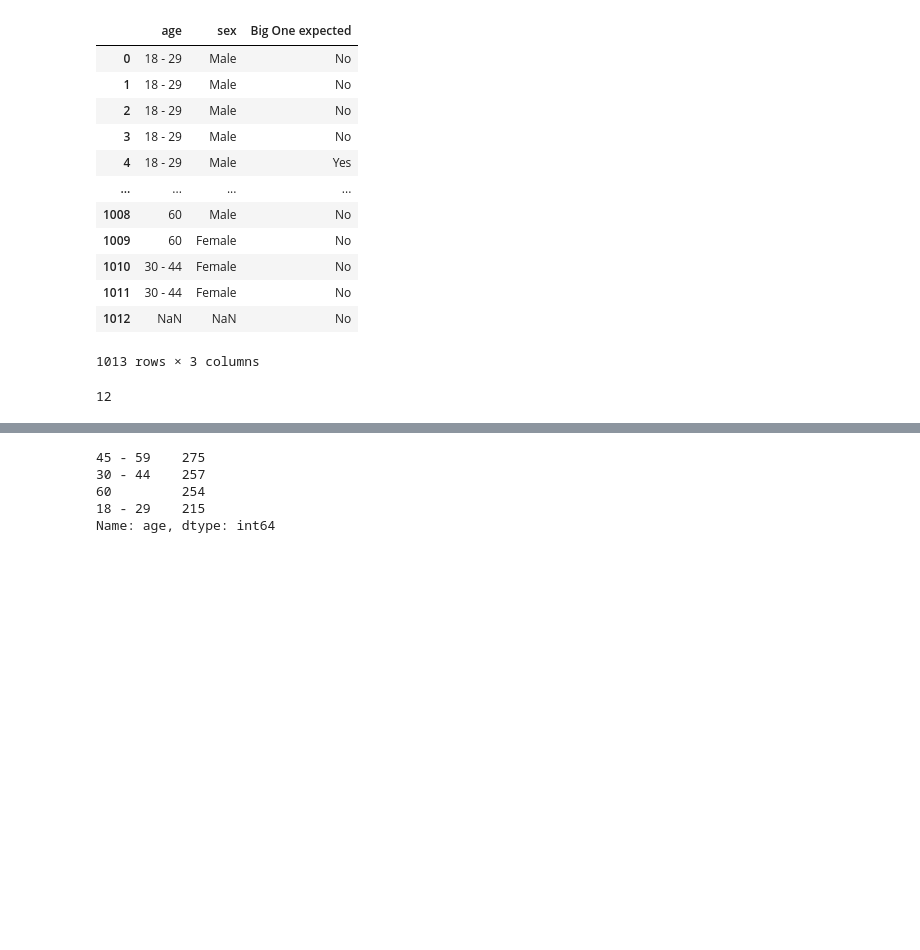
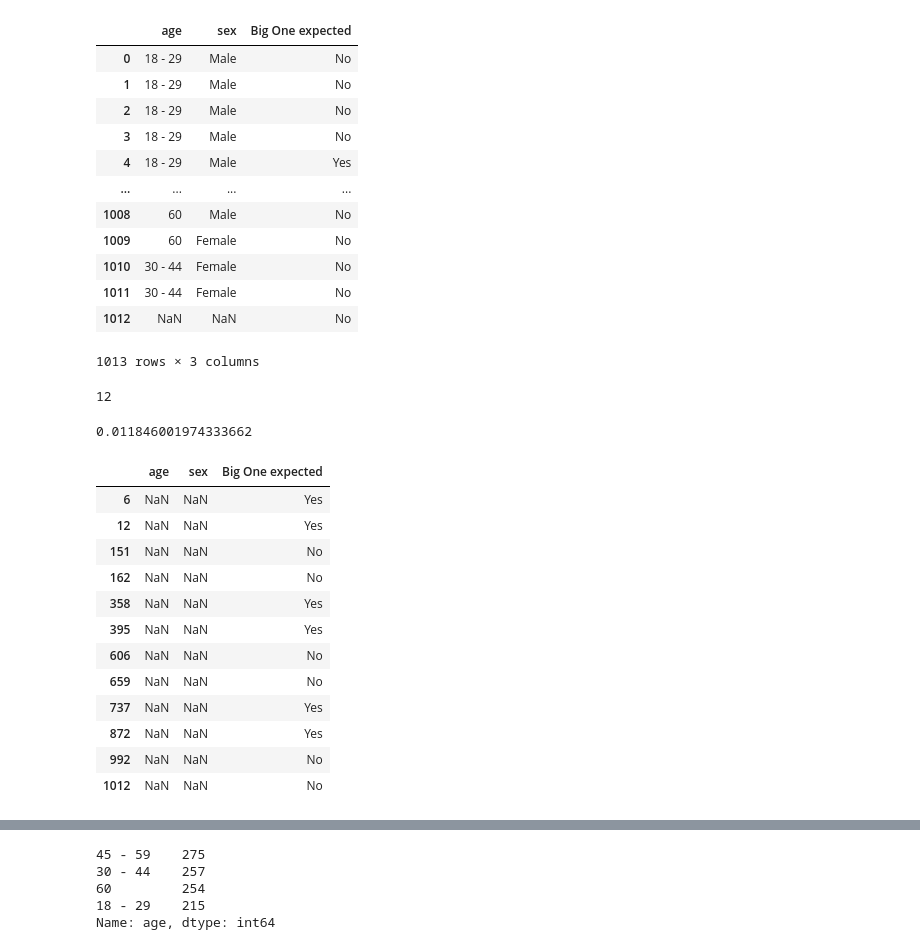
Before and after one commit to JSzut/aibd, a Jupyter notebook: 10_12/scripts/manipulate_data.ipynb, the cells around one changed output, grey strips where cells are left out. Cells and saved outputs as stored; diff of their text form; code cells hidden in the pictures; blank space fills up the shorter version.

```diff
--- a/10_12/scripts/manipulate_data.ipynb
+++ b/10_12/scripts/manipulate_data.ipynb
@@ -80,7 +82,29 @@ out
 | 1011 | 30 - 44 | Female | No |
 | 1012 | NaN | NaN | No |
 1013 rows × 3 columns
+# %%
+nan_count = out.isnull().any(axis=1).sum()
+print(nan_count)
+# %% [output]
+12
+# %%
+nan_perc = nan_count/len(out)
+print(nan_perc)
+# %% [output]
+0.011846001974333662
 # %%
-out['age'].isnull().sum()
+out[out.isnull().any(axis=1)]
 # %% [output]
-12
+|  | age | sex | Big One expected |
+| 6 | NaN | NaN | Yes |
+| 12 | NaN | NaN | Yes |
+| 151 | NaN | NaN | No |
+| 162 | NaN | NaN | No |
+| 358 | NaN | NaN | Yes |
+| 395 | NaN | NaN | Yes |
+| 606 | NaN | NaN | No |
+| 659 | NaN | NaN | No |
+| 737 | NaN | NaN | Yes |
+| 872 | NaN | NaN | Yes |
+| 992 | NaN | NaN | No |
+| 1012 | NaN | NaN | No |
```
Also changed, not shown: parts of 6 cells of this notebook, 4 other files.
